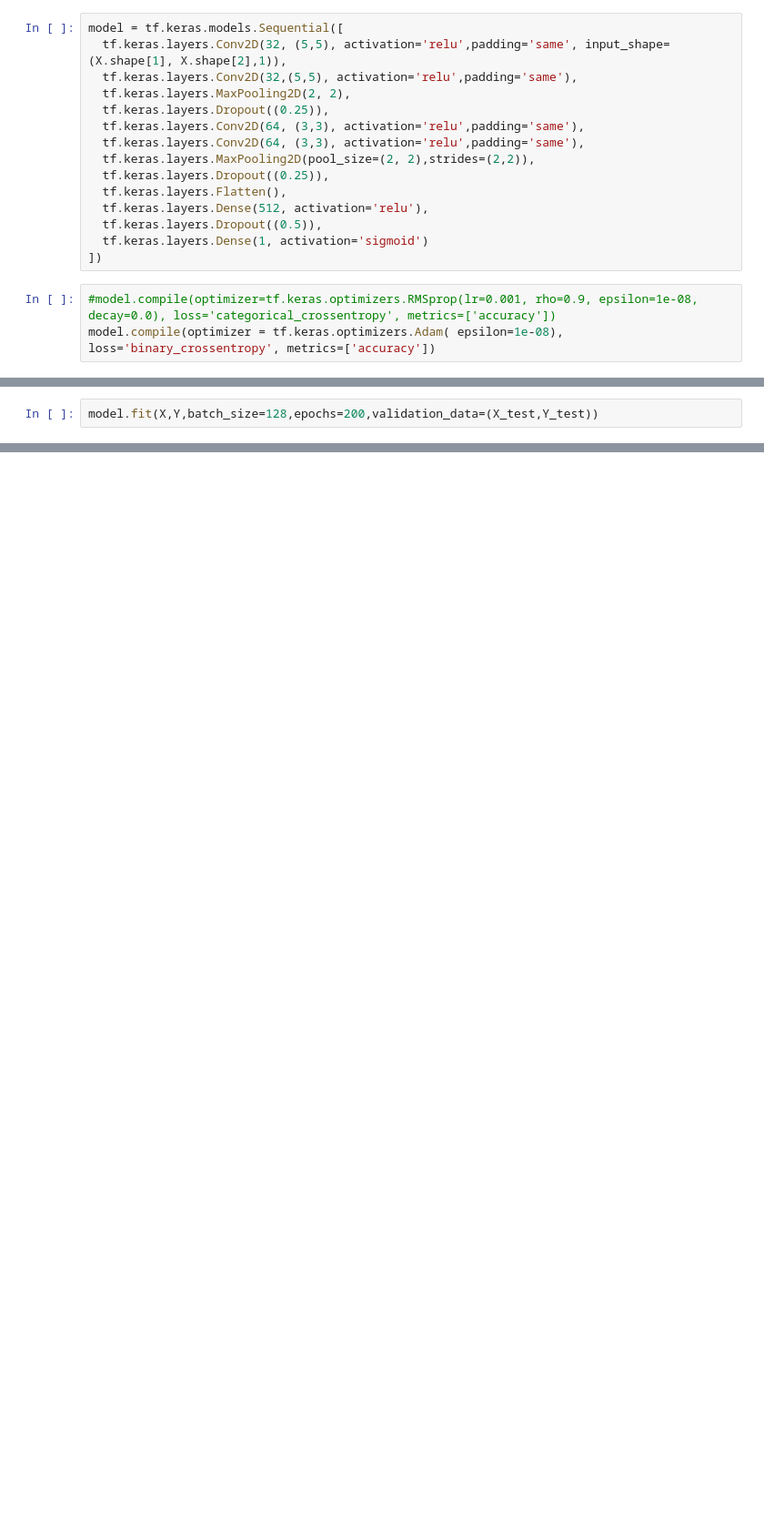
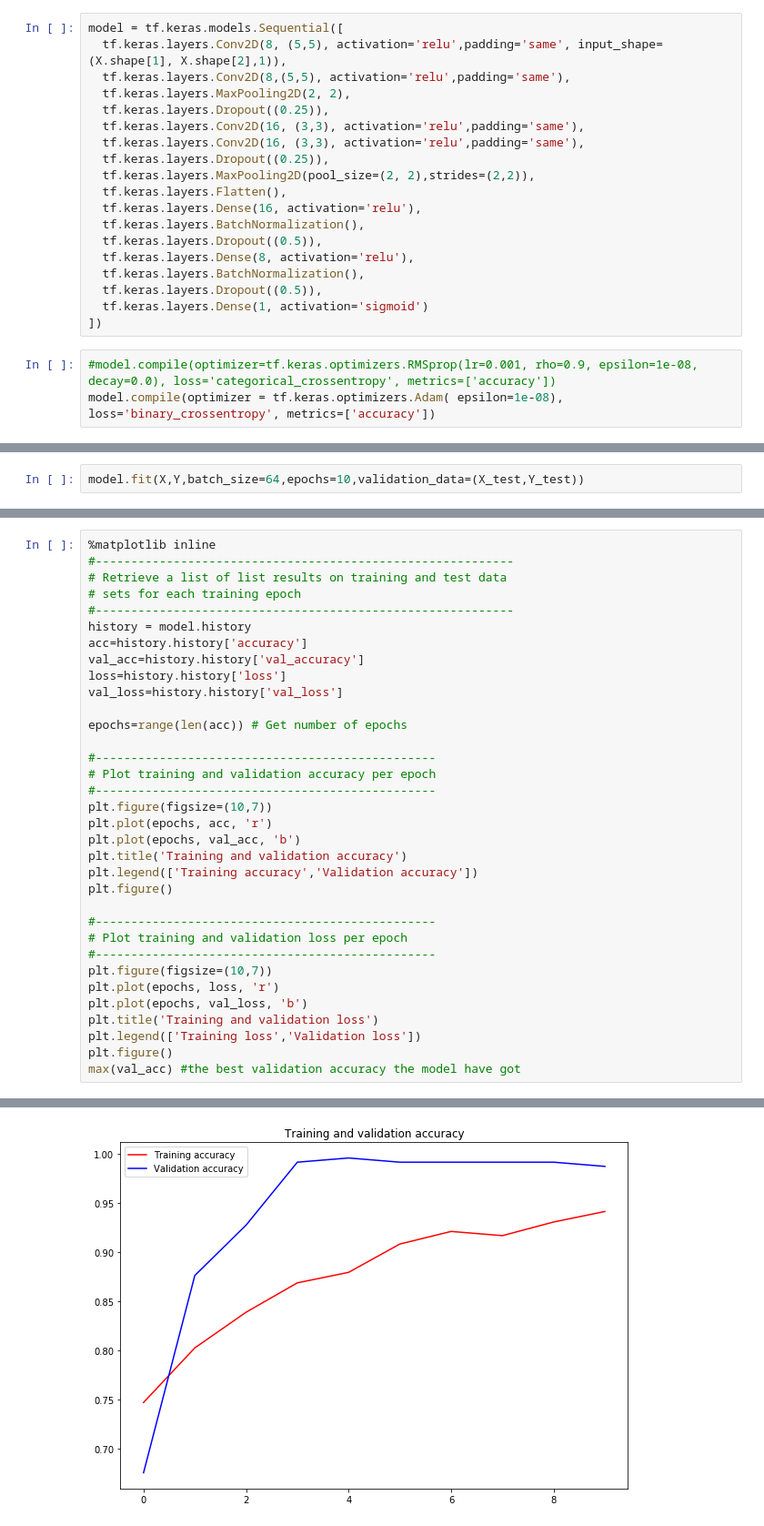
Before and after one commit to gamilyo/machine_learning_internship, a Jupyter notebook: RDI/voice_number_classification.ipynb, the cells around one changed output, grey strips where cells are left out. Shown at 91% size. Drawn from its saved outputs; the diff is of its cells as text; blank space fills up the shorter version.

```diff
--- a/RDI/voice_number_classification.ipynb
+++ b/RDI/voice_number_classification.ipynb
@@ -103,16 +110,20 @@ X.shape
 (936, 129, 480, 1)
 # %%
 model = tf.keras.models.Sequential([
-  tf.keras.layers.Conv2D(32, (5,5), activation='relu',padding='same', input_shape=(X.shape[1], X.shape[2],1)),
-  tf.keras.layers.Conv2D(32,(5,5), activation='relu',padding='same'),
+  tf.keras.layers.Conv2D(8, (5,5), activation='relu',padding='same', input_shape=(X.shape[1], X.shape[2],1)),
+  tf.keras.layers.Conv2D(8,(5,5), activation='relu',padding='same'),
   tf.keras.layers.MaxPooling2D(2, 2),
   tf.keras.layers.Dropout((0.25)),
-  tf.keras.layers.Conv2D(64, (3,3), activation='relu',padding='same'),
-  tf.keras.layers.Conv2D(64, (3,3), activation='relu',padding='same'),
+  tf.keras.layers.Conv2D(16, (3,3), activation='relu',padding='same'),
+  tf.keras.layers.Conv2D(16, (3,3), activation='relu',padding='same'),
+  tf.keras.layers.Dropout((0.25)),
   tf.keras.layers.MaxPooling2D(pool_size=(2, 2),strides=(2,2)),
-  tf.keras.layers.Dropout((0.25)),
   tf.keras.layers.Flatten(),
-  tf.keras.layers.Dense(512, activation='relu'),
+  tf.keras.layers.Dense(16, activation='relu'),
+  tf.keras.layers.BatchNormalization(),
+  tf.keras.layers.Dropout((0.5)),
+  tf.keras.layers.Dense(8, activation='relu'),
+  tf.keras.layers.BatchNormalization(),
   tf.keras.layers.Dropout((0.5)),
   tf.keras.layers.Dense(1, activation='sigmoid')
 ])
@@ -141,4 +152,4 @@ Non-trainable params: 0
 _________________________________________________________________
 # %%
-model.fit(X,Y,batch_size=128,epochs=200,validation_data=(X_test,Y_test))
+model.fit(X,Y,batch_size=64,epochs=10,validation_data=(X_test,Y_test))
 # %% [output]
@@ -148,0 +174,35 @@ y_binary = to_categorical(y_int)
+# %%
+%matplotlib inline
+#-----------------------------------------------------------
+# Retrieve a list of list results on training and test data
+# sets for each training epoch
+#-----------------------------------------------------------
+history = model.history
+acc=history.history['accuracy']
+val_acc=history.history['val_accuracy']
+loss=history.history['loss']
+val_loss=history.history['val_loss']
+
+epochs=range(len(acc)) # Get number of epochs
+
+#------------------------------------------------
+# Plot training and validation accuracy per epoch
+#------------------------------------------------
+plt.figure(figsize=(10,7))
+plt.plot(epochs, acc, 'r')
+plt.plot(epochs, val_acc, 'b')
+plt.title('Training and validation accuracy')
+plt.legend(['Training accuracy','Validation accuracy'])
+plt.figure()
+
+#------------------------------------------------
+# Plot training and validation loss per epoch
+#------------------------------------------------
+plt.figure(figsize=(10,7))
+plt.plot(epochs, loss, 'r')
+plt.plot(epochs, val_loss, 'b')
+plt.title('Training and validation loss')
+plt.legend(['Training loss','Validation loss'])
+plt.figure()
+max(val_acc) #the best validation accuracy the model have got
+# %% [output]
@@ -148,0 +210 @@ y_binary = to_categorical(y_int)
+[figure, added]
```
Also changed, not shown: parts of 8 cells of this notebook.
